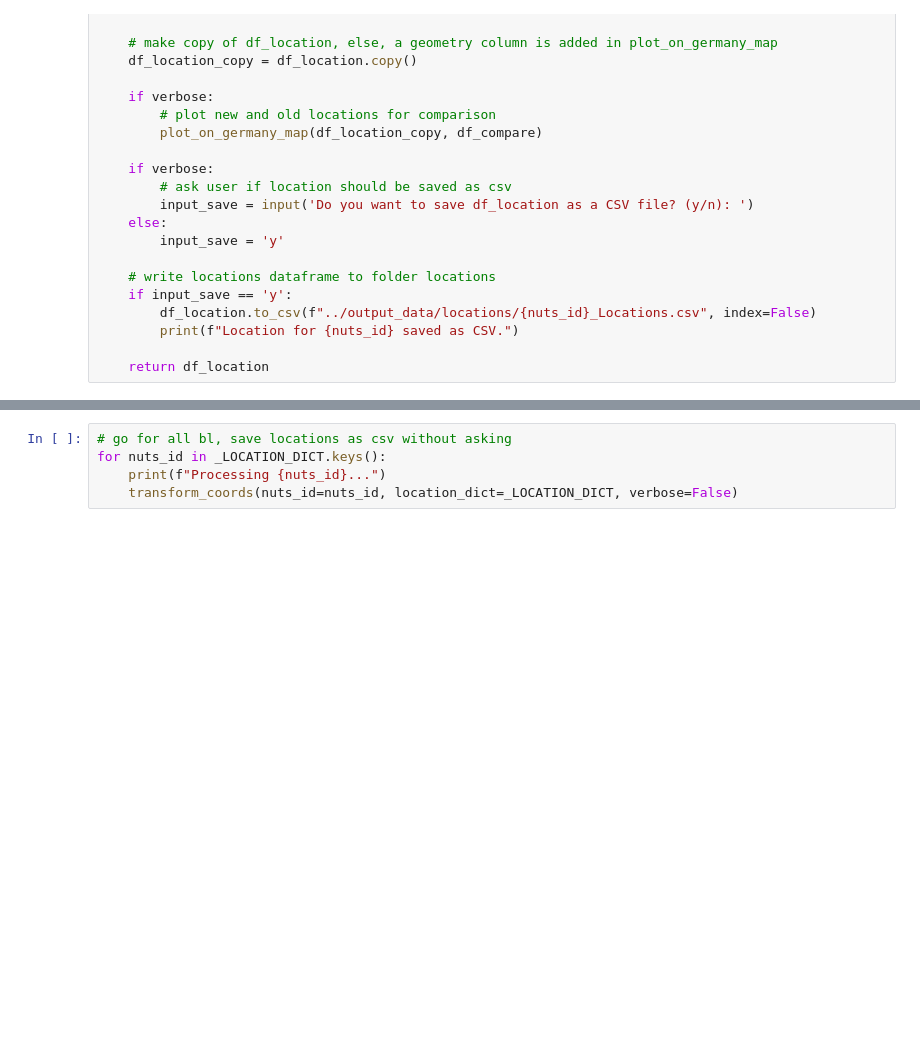
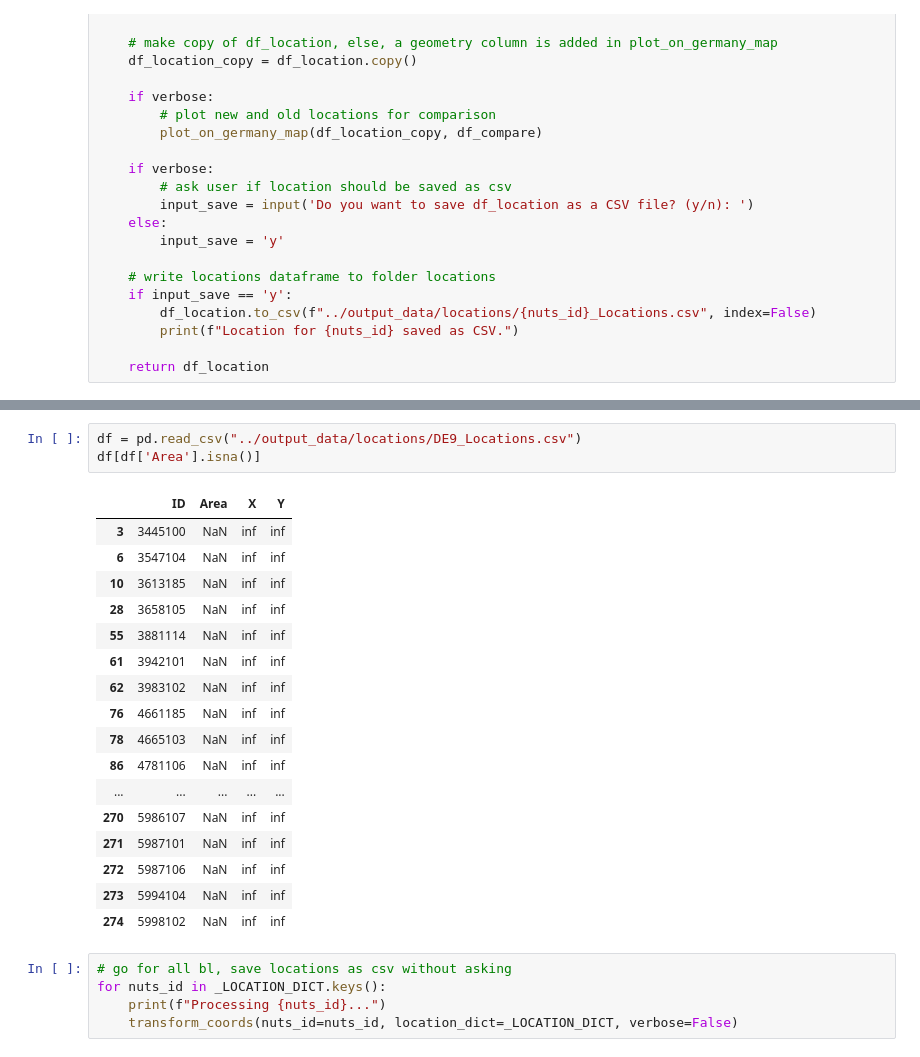
Before and after one commit to CAMELS-DE/camelsp, a Jupyter notebook: scripts/transform_coords.ipynb, the cells around one changed output, grey strips where cells are left out. Cells and saved outputs as stored; diff of their text form; blank space fills up the shorter version.

```diff
--- a/scripts/transform_coords.ipynb
+++ b/scripts/transform_coords.ipynb
@@ -267,3 +261,24 @@ df_location:
+# %%
+df = pd.read_csv("../output_data/locations/DE9_Locations.csv")
+df[df['Area'].isna()]
+# %% [output]
+|  | ID | Area | X | Y |
+| 3 | 3445100 | NaN | inf | inf |
+| 6 | 3547104 | NaN | inf | inf |
+| 10 | 3613185 | NaN | inf | inf |
+| 28 | 3658105 | NaN | inf | inf |
+| 55 | 3881114 | NaN | inf | inf |
+| 61 | 3942101 | NaN | inf | inf |
+| 62 | 3983102 | NaN | inf | inf |
+| 76 | 4661185 | NaN | inf | inf |
+| 78 | 4665103 | NaN | inf | inf |
+| 86 | 4781106 | NaN | inf | inf |
+| ... | ... | ... | ... | ... |
+| 270 | 5986107 | NaN | inf | inf |
+| 271 | 5987101 | NaN | inf | inf |
+| 272 | 5987106 | NaN | inf | inf |
+| 273 | 5994104 | NaN | inf | inf |
+| 274 | 5998102 | NaN | inf | inf |
 # %%
 # go for all bl, save locations as csv without asking
 for nuts_id in _LOCATION_DICT.keys():
```
Also changed, not shown: parts of 3 cells of this notebook, 1 other file.
